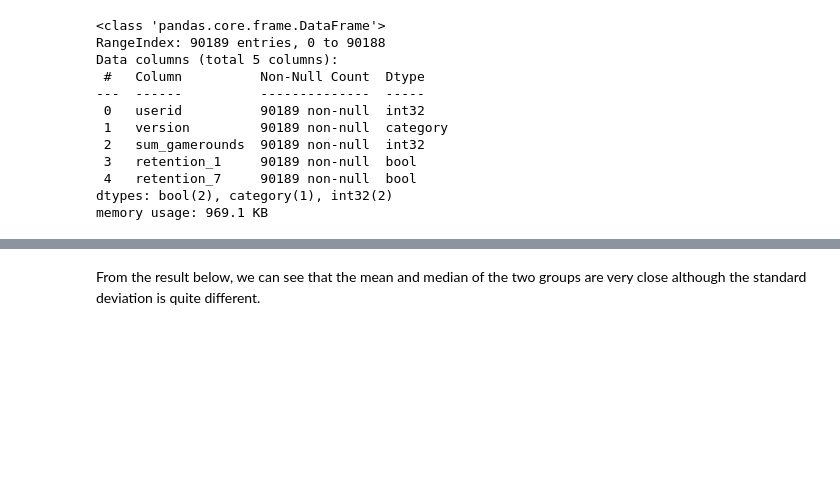
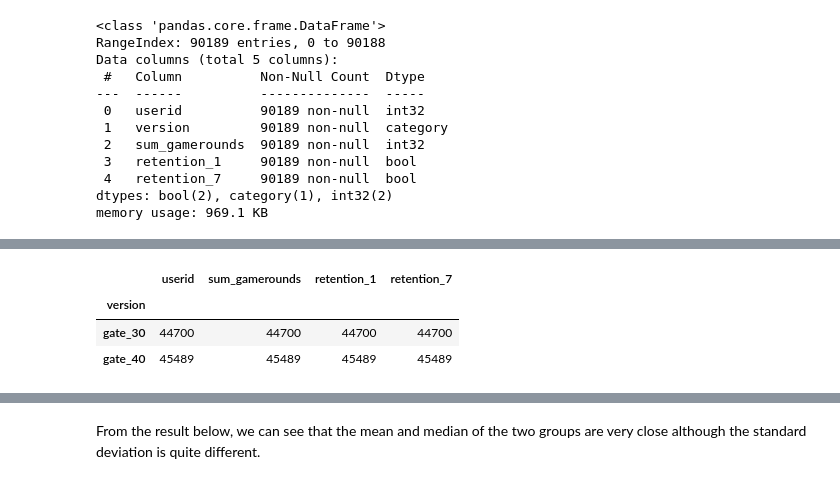
Before and after one commit to elvanselvano/hypothesis-testing, a Jupyter notebook: testing.ipynb, the cells around one changed output, grey strips where cells are left out. Drawn from its saved outputs; the diff is of its cells as text; code cells hidden in the pictures; blank space fills up the shorter version.

```diff
--- a/testing.ipynb
+++ b/testing.ipynb
@@ -120,0 +146,7 @@ memory usage: 969.1 KB
+# %%
+df.groupby('version').count()
+# %% [output]
+|  | userid | sum_gamerounds | retention_1 | retention_7 |
+| version |  |  |  |  |
+| gate_30 | 44700 | 44700 | 44700 | 44700 |
+| gate_40 | 45489 | 45489 | 45489 | 45489 |
```
Also changed, not shown: parts of 28 cells of this notebook.
